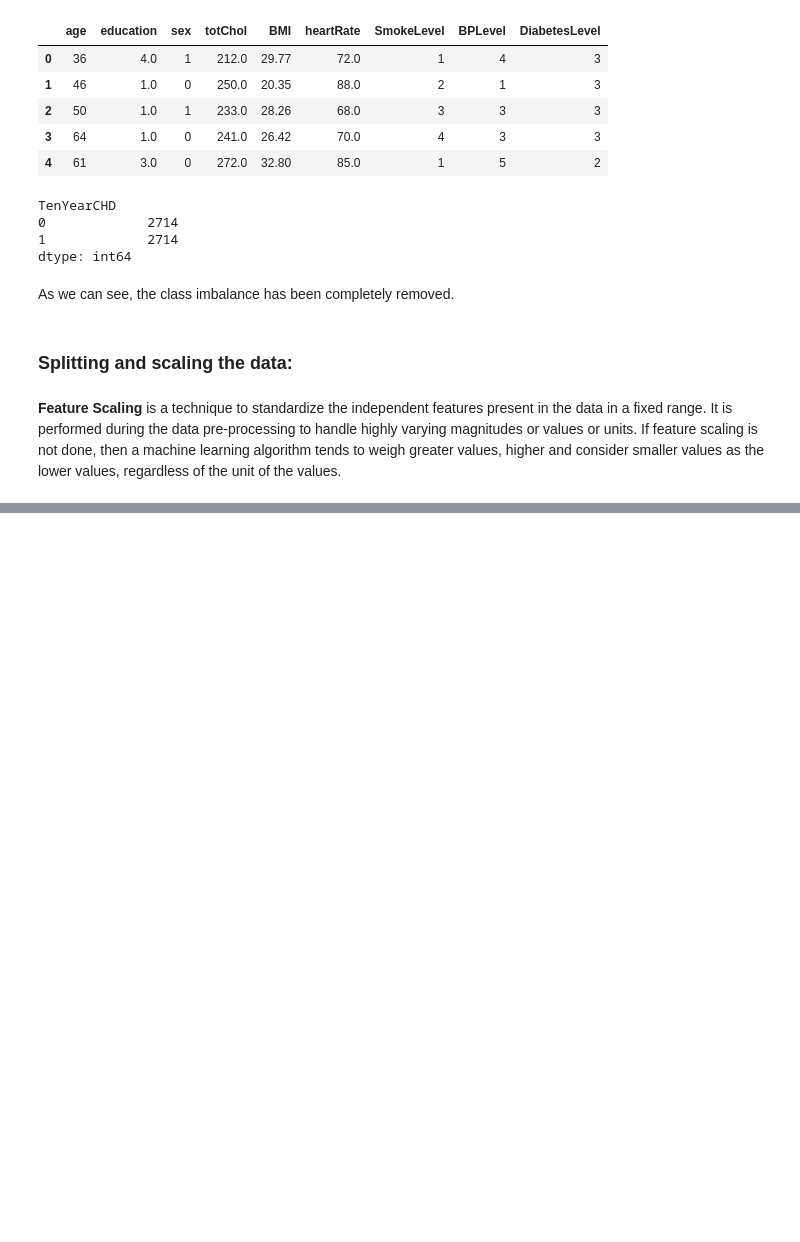
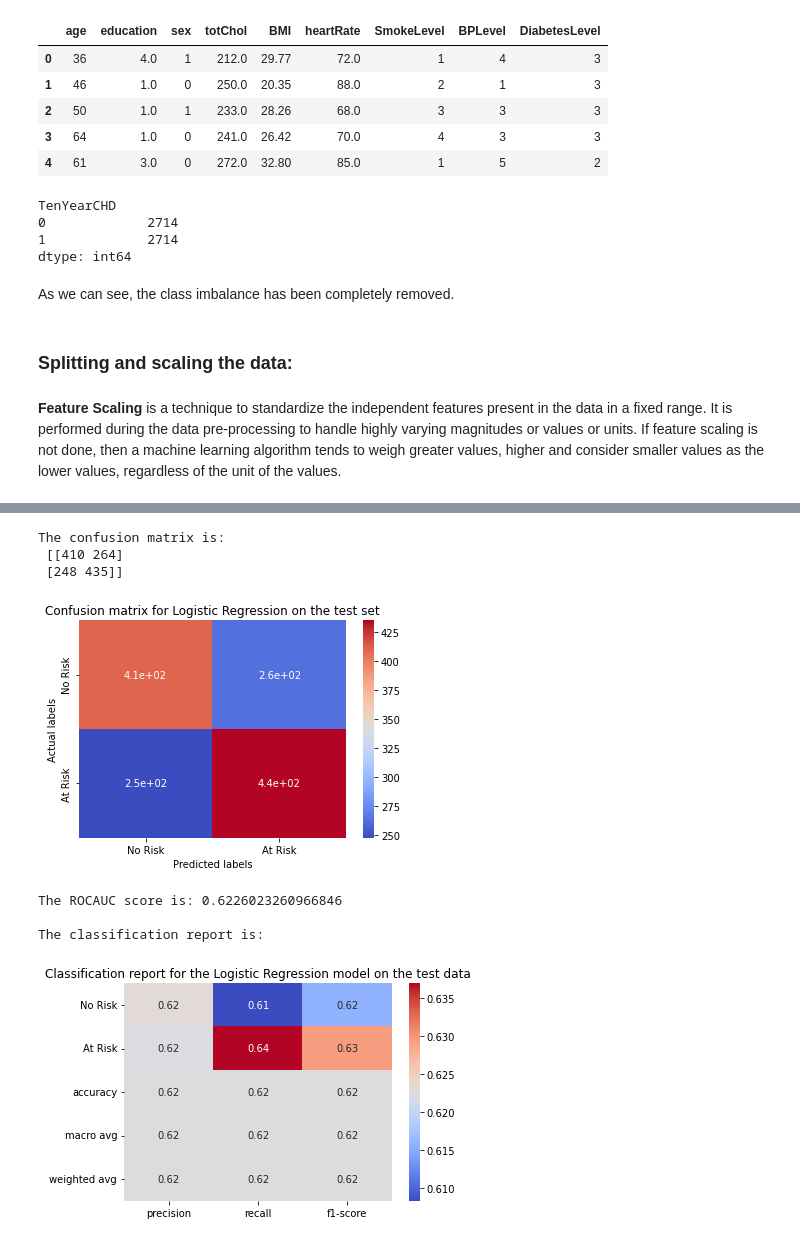
Before and after one commit to Syed-Adnan-S/Cardiovascular-Risk-Prediction, a Jupyter notebook: Cardiovascular_Risk_Prediction_Capstone_Project_Syed_Adnan_S.ipynb, the cells around one changed output, grey strips where cells are left out. Saved outputs shown, nothing was run; the diff lists cells and outputs as text; code cells hidden in the pictures; blank space fills up the shorter version.

```diff
--- a/Cardiovascular_Risk_Prediction_Capstone_Project_Syed_Adnan_S.ipynb
+++ b/Cardiovascular_Risk_Prediction_Capstone_Project_Syed_Adnan_S.ipynb
@@ -717,0 +870,12 @@ X_test = scale_data(X_test)
+# %%
+#Getting the confusion matrix, ROCAUC score and classification report for the test set
+model_evaluator(actual=Y_test,preds=test_preds,mode='test')
+# %% [output]
+The confusion matrix is:
+ [[410 264]
+ [248 435]]
+[figure, added]
+The ROCAUC score is: 0.6226023260966846
+
+The classification report is:
+[figure, added]
```
Also changed, not shown: parts of 36 cells of this notebook.
